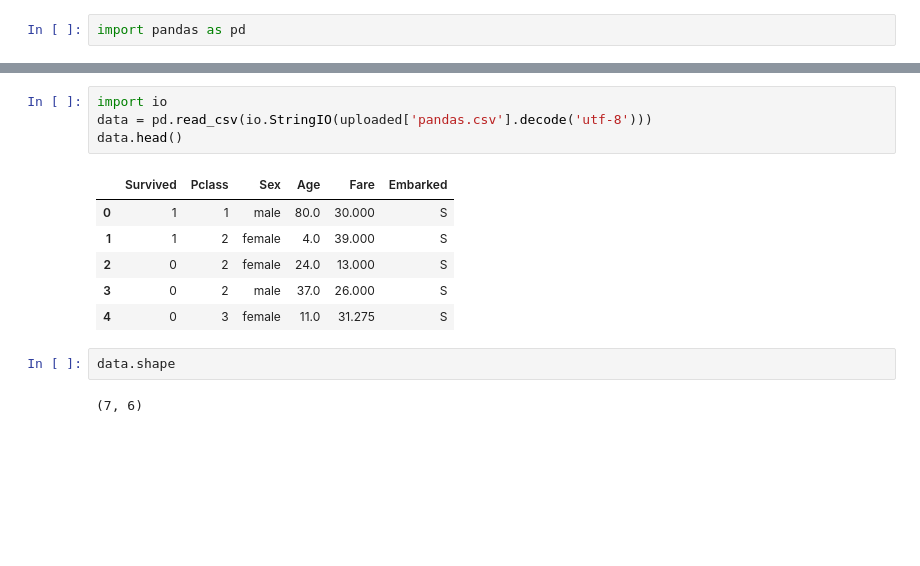
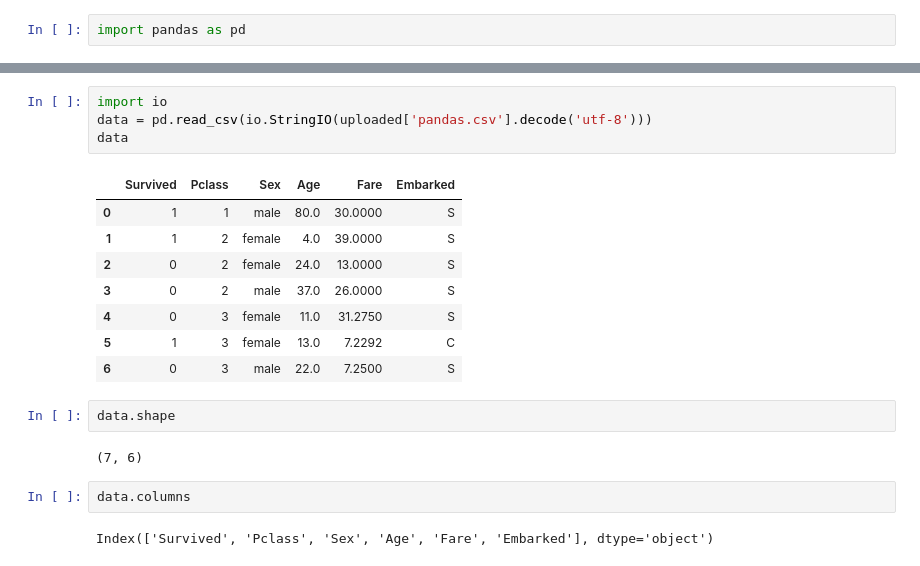
Before and after one commit to nao50/python-data-analytics, a Jupyter notebook: pandas/pandas.ipynb, the cells around one changed output, grey strips where cells are left out. Saved outputs shown, nothing was run; the diff lists cells and outputs as text; blank space fills up the shorter version.

```diff
--- a/pandas/pandas.ipynb
+++ b/pandas/pandas.ipynb
@@ -11,15 +11,21 @@ Saving pandas.csv to pandas.csv
 # %%
 import io
 data = pd.read_csv(io.StringIO(uploaded['pandas.csv'].decode('utf-8')))
-data.head()
+data
 # %% [output]
 |  | Survived | Pclass | Sex | Age | Fare | Embarked |
-| 0 | 1 | 1 | male | 80.0 | 30.000 | S |
-| 1 | 1 | 2 | female | 4.0 | 39.000 | S |
-| 2 | 0 | 2 | female | 24.0 | 13.000 | S |
-| 3 | 0 | 2 | male | 37.0 | 26.000 | S |
-| 4 | 0 | 3 | female | 11.0 | 31.275 | S |
+| 0 | 1 | 1 | male | 80.0 | 30.0000 | S |
+| 1 | 1 | 2 | female | 4.0 | 39.0000 | S |
+| 2 | 0 | 2 | female | 24.0 | 13.0000 | S |
+| 3 | 0 | 2 | male | 37.0 | 26.0000 | S |
+| 4 | 0 | 3 | female | 11.0 | 31.2750 | S |
+| 5 | 1 | 3 | female | 13.0 | 7.2292 | C |
+| 6 | 0 | 3 | male | 22.0 | 7.2500 | S |
 # %%
 data.shape
 # %% [output]
 (7, 6)
+# %%
+data.columns
+# %% [output]
+Index(['Survived', 'Pclass', 'Sex', 'Age', 'Fare', 'Embarked'], dtype='object')
```
Also changed, not shown: parts of 28 cells of this notebook, 3 other files.
